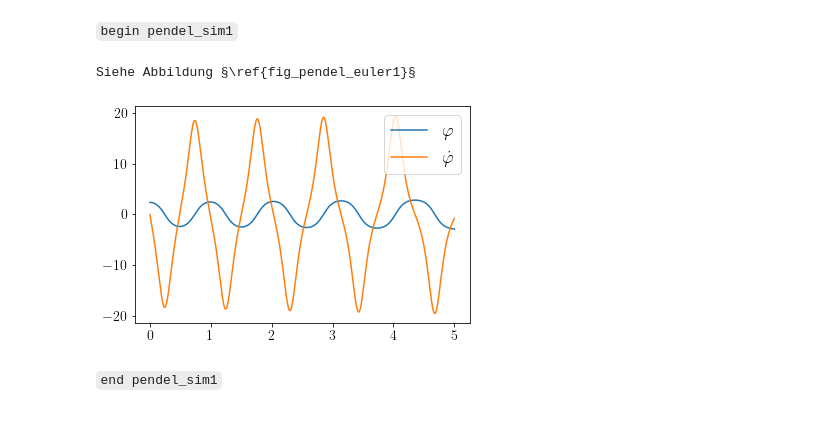
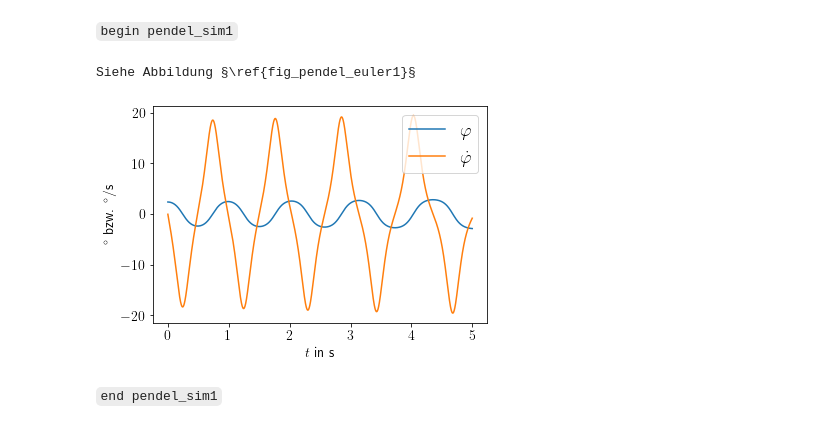
Before and after one commit to python-fuer-ingenieure/notebooks, a Jupyter notebook: kapitel_simulation.ipynb, the cells around one changed output. Drawn from its saved outputs; the diff is of its cells as text; code cells hidden in the pictures.

```diff
--- a/kapitel_simulation.ipynb
+++ b/kapitel_simulation.ipynb
@@ -61,13 +61,15 @@ def euler_solver(rhs, dt, Tend, x0):
 # %%
 tt, xx = euler_solver(rhs_pendel, .001, 5, [np.pi*.75, 0])
 
 plt.plot(tt, np.array(xx)[:, 0], label=r"$\varphi$")
 plt.plot(tt, np.array(xx)[:, 1], label=r"$\dot \varphi$")
-plt.legend(loc="upper right")
+plt.xlabel(r"$t$ in s") #!
+plt.ylabel(r"${}^\circ$ bzw. ${}^\circ$/s ") #!
+plt.legend(loc="upper right") #!
 show_book("pendel_euler1") #!
 # %% [output]
 Siehe Abbildung §\ref{fig_pendel_euler1}§
-[figure, old version]
+[figure, new version]
 # %% [markdown]
 `end pendel_sim1`
 # %% [markdown]
```
Also changed, not shown: parts of 17 cells of this notebook.
